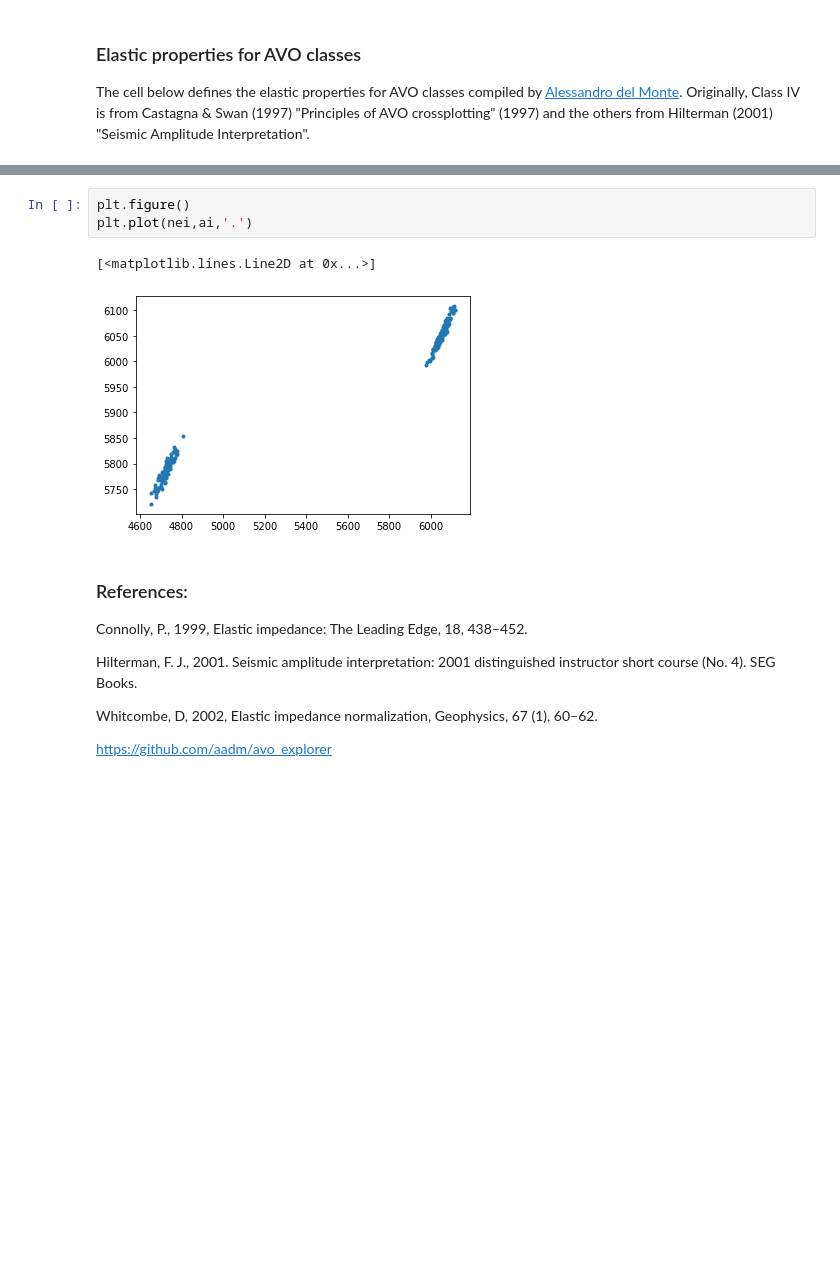
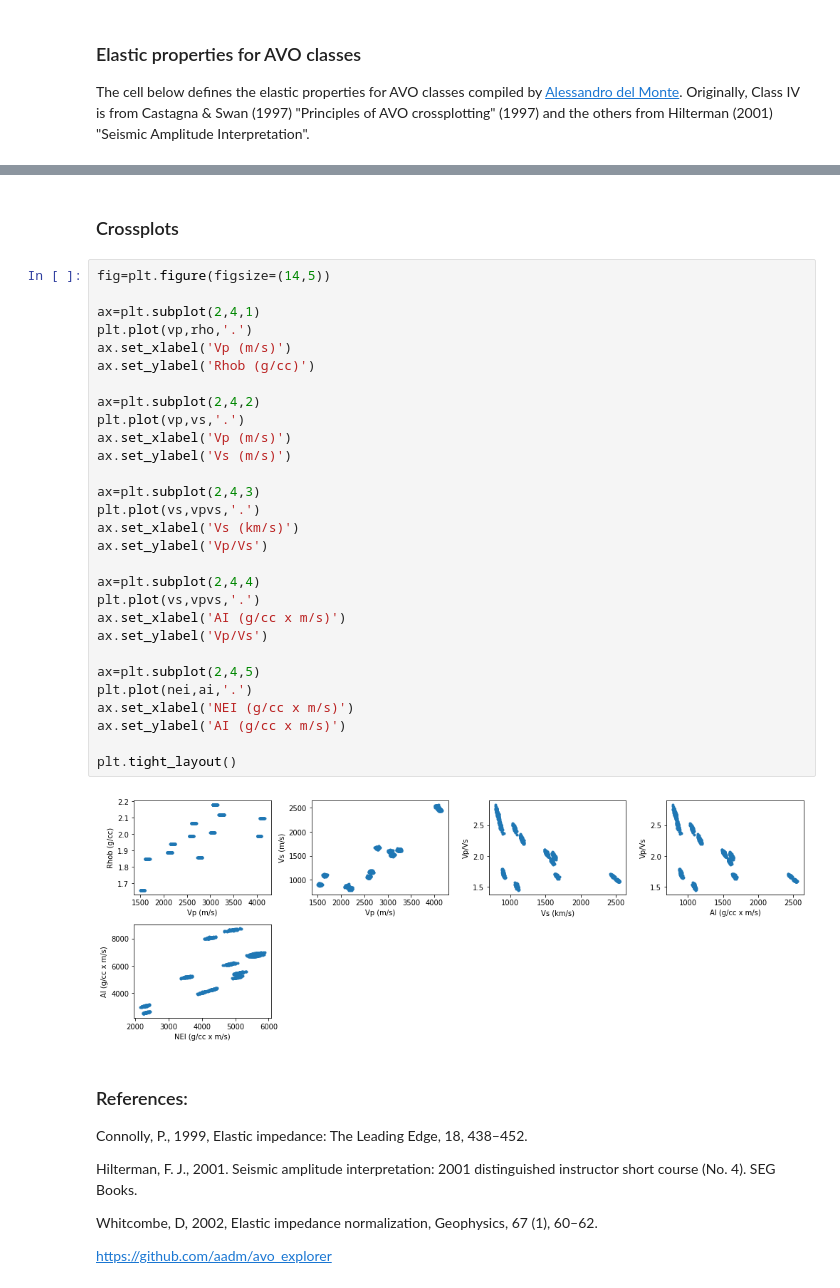
Before and after one commit to ffigura/avo, a Jupyter notebook: 1_synthetic/4_avo_synthetic.ipynb, the cells around one changed output, grey strips where cells are left out. Drawn from its saved outputs; the diff is of its cells as text; blank space fills up the shorter version.

```diff
--- a/1_synthetic/4_avo_synthetic.ipynb
+++ b/1_synthetic/4_avo_synthetic.ipynb
@@ -90,9 +115,36 @@ plt.tight_layout()
-# %%
-plt.figure()
-plt.plot(nei,ai,'.')
-# %% [output]
-[<matplotlib.lines.Line2D at 0x...>]
-[figure, removed]
+# %% [markdown]
+### Crossplots
+# %%
+fig=plt.figure(figsize=(14,5))
+
+ax=plt.subplot(2,4,1)
+plt.plot(vp,rho,'.')
+ax.set_xlabel('Vp (m/s)')
+ax.set_ylabel('Rhob (g/cc)')
+
+ax=plt.subplot(2,4,2)
+plt.plot(vp,vs,'.')
+ax.set_xlabel('Vp (m/s)')
+ax.set_ylabel('Vs (m/s)')
+
+ax=plt.subplot(2,4,3)
+plt.plot(vs,vpvs,'.')
+ax.set_xlabel('Vs (km/s)')
+ax.set_ylabel('Vp/Vs')
+
+ax=plt.subplot(2,4,4)
+plt.plot(vs,vpvs,'.')
+ax.set_xlabel('AI (g/cc x m/s)')
+ax.set_ylabel('Vp/Vs')
+
+ax=plt.subplot(2,4,5)
+plt.plot(nei,ai,'.')
+ax.set_xlabel('NEI (g/cc x m/s)')
+ax.set_ylabel('AI (g/cc x m/s)')
+
+plt.tight_layout()
+# %% [output]
+[figure, added]
 # %% [markdown]
 ### References:
 
```
Also changed, not shown: parts of 8 cells of this notebook, 1 other file.
